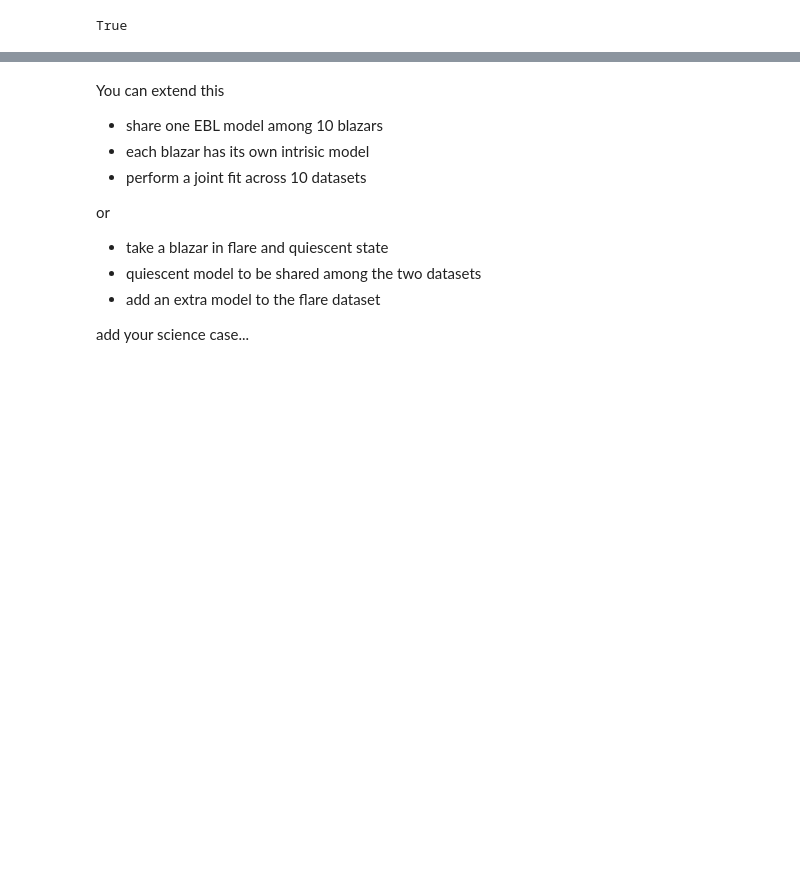
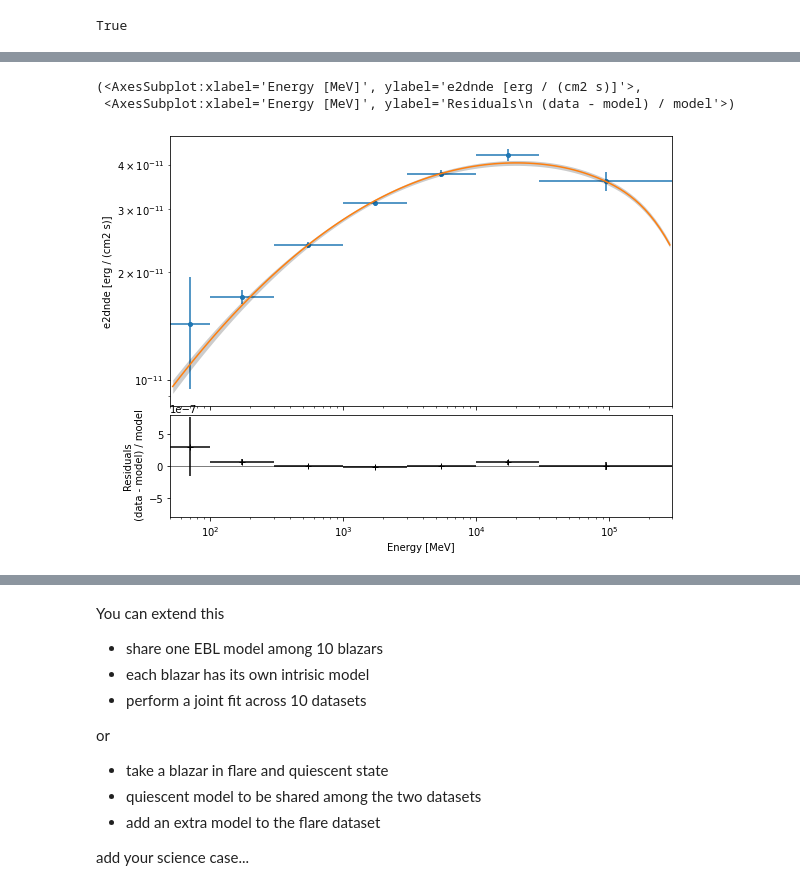
Before and after one commit to AtreyeeS/VHE-KU-workshop, a Jupyter notebook: fit_blazar.ipynb, the cells around one changed output, grey strips where cells are left out. Saved outputs shown, nothing was run; the diff lists cells and outputs as text; code cells hidden in the pictures; blank space fills up the shorter version.

```diff
--- a/fit_blazar.ipynb
+++ b/fit_blazar.ipynb
@@ -284,0 +309,14 @@ We have successfully detected a cutoff in the observed spectrum.
+# %%
+model_copy = pks_model.copy()
+spec = LogParabolaSpectralModel()
+redshift = 0.116
+ebl = EBLAbsorptionNormSpectralModel.read_builtin("dominguez", redshift=redshift)
+model_fp = SkyModel(spec*ebl, name="model_fp")
+# %%
+fermi_catalag = SourceCatalog4FGL()
+source = fermi_catalag["PKS 2155-304"]
+fermi_flux_points = source.flux_points
+# %%
+fermi_fp_dataset = FluxPointsDataset(data=fermi_flux_points, models=model_fp, name="fermi")
+cta_fp_dataset = FluxPointsDataset(data=flux_points, models=model_fp, name="cta")
+datasets = Datasets([fermi_fp_dataset, cta_fp_dataset])
@@ -284,0 +374,6 @@ We have successfully detected a cutoff in the observed spectrum.
+# %%
+fermi_fp_dataset.plot_fit()
+# %% [output]
+(<AxesSubplot:xlabel='Energy [MeV]', ylabel='e2dnde [erg / (cm2 s)]'>,
+ <AxesSubplot:xlabel='Energy [MeV]', ylabel='Residuals\n (data - model) / model'>)
+[figure, added]
```
Also changed, not shown: parts of 33 cells of this notebook.
